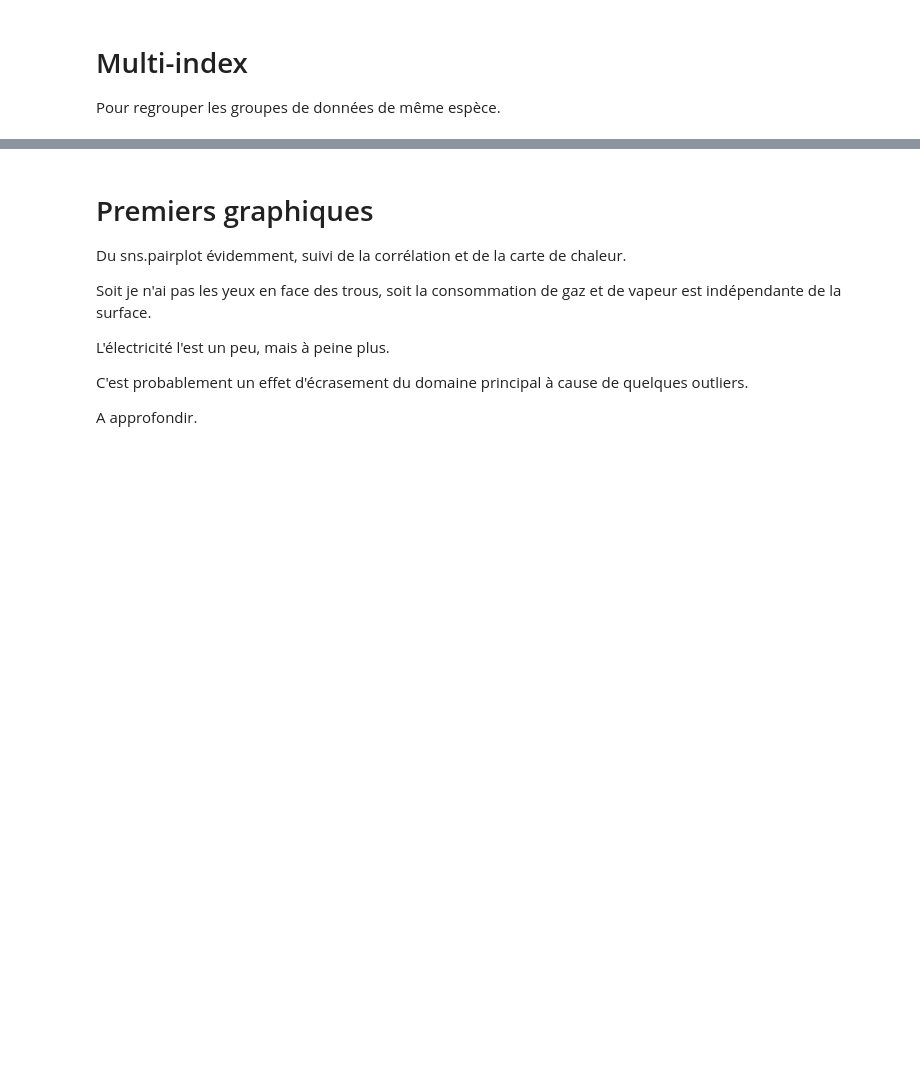
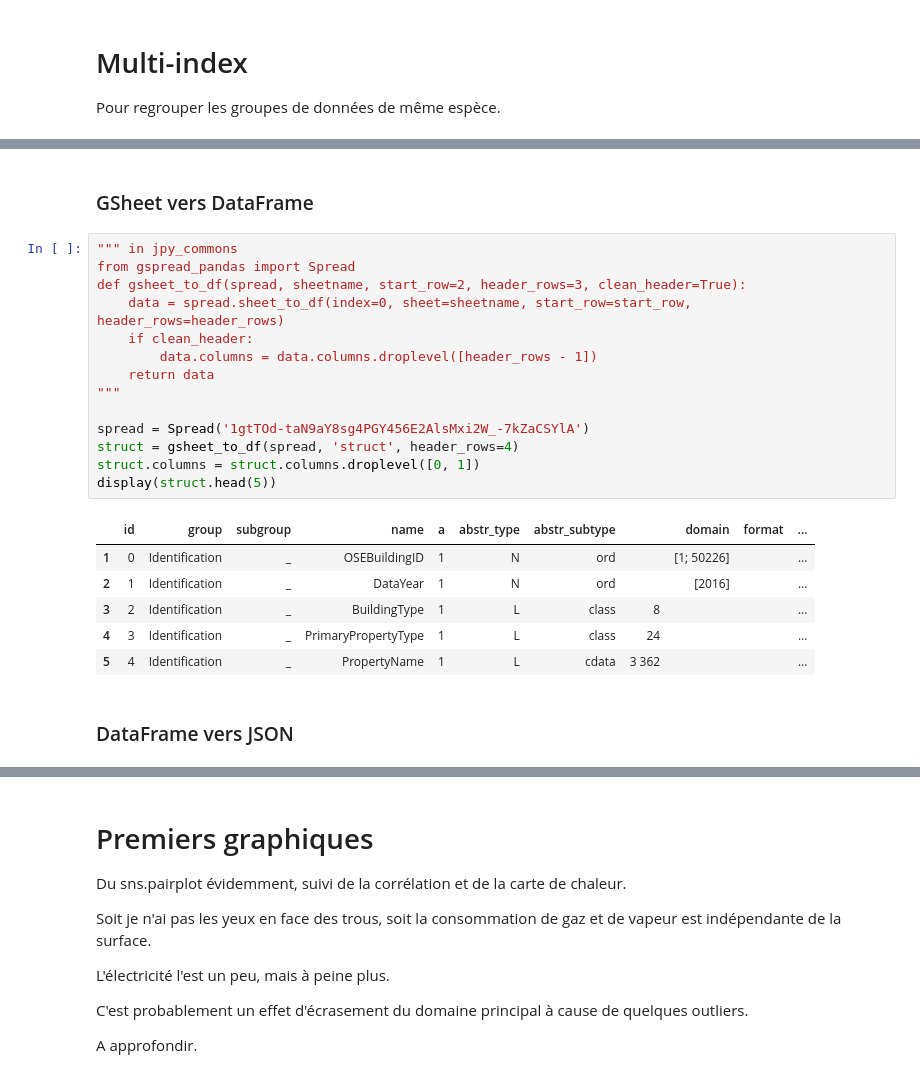
Before and after one commit to Franck-PepperLabs/pepper_carbon-neutral_seattle, a Jupyter notebook: jupyter/scratchpad.ipynb, the cells around one changed output, grey strips where cells are left out. Cells and saved outputs as stored; diff of their text form; blank space fills up the shorter version.

Commit message:
multi-index finalized

```diff
--- a/jupyter/scratchpad.ipynb
+++ b/jupyter/scratchpad.ipynb
@@ -500,0 +505,25 @@ Pour regrouper les groupes de données de même espèce.
+# %% [markdown]
+### GSheet vers DataFrame
+# %%
+""" in jpy_commons
+from gspread_pandas import Spread
+def gsheet_to_df(spread, sheetname, start_row=2, header_rows=3, clean_header=True):
+    data = spread.sheet_to_df(index=0, sheet=sheetname, start_row=start_row, header_rows=header_rows)
+    if clean_header:
+        data.columns = data.columns.droplevel([header_rows - 1])
+    return data
+"""
+
+spread = Spread('1gtTOd-taN9aY8sg4PGY456E2AlsMxi2W_-7kZaCSYlA')
+struct = gsheet_to_df(spread, 'struct', header_rows=4)
+struct.columns = struct.columns.droplevel([0, 1])
+display(struct.head(5))
+# %% [output]
+|  | id | group | subgroup | name | a | abstr_type | abstr_subtype |  | domain | format | ... |
+| 1 | 0 | Identification | _ | OSEBuildingID | 1 | N | ord |  | [1; 50226] |  | ... |
+| 2 | 1 | Identification | _ | DataYear | 1 | N | ord |  | [2016] |  | ... |
+| 3 | 2 | Identification | _ | BuildingType | 1 | L | class | 8 |  |  | ... |
+| 4 | 3 | Identification | _ | PrimaryPropertyType | 1 | L | class | 24 |  |  | ... |
+| 5 | 4 | Identification | _ | PropertyName | 1 | L | cdata | 3 362 |  |  | ... |
+# %% [markdown]
+### DataFrame vers JSON
```
Also changed, not shown: parts of 8 cells of this notebook, 1 other file.
